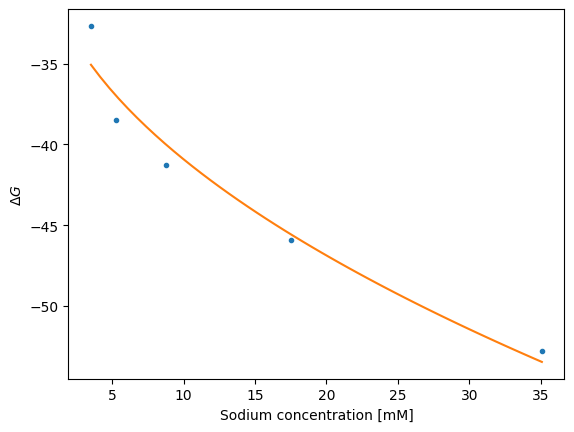
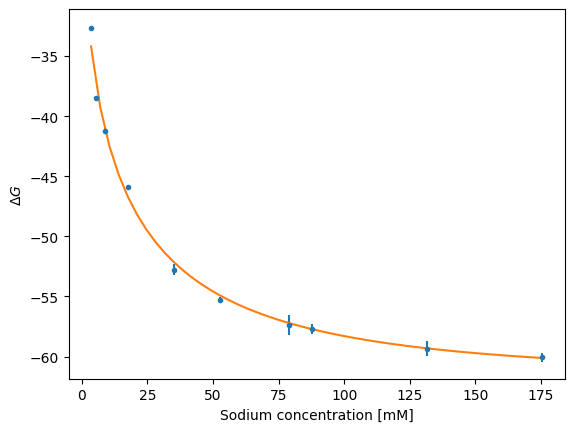
Code edit (unified diff) that turned the first committed figure into the second:
--- before
+++ after
@@ -6,6 +6,7 @@
 popt = ion_df.popt_eff
 
+dG, dG_err = uts.get_float_uncertainty(ion_df.raw_data['dG_uf_[kJ/mol]'])
 
-plt.plot(conc, ion_df.raw_data['dG_[kJ/mol]'], '.')
+plt.errorbar(conc, dG, dG_err, fmt='.')
 plt.plot(conc_fit, ion_df.model(conc_fit, *popt))
 plt.xlabel('Sodium concentration [mM]')

Commit: Corrected the weights in quadratic fit. Changed the equation in sodium_dependency.py to full Debye-Huckle potential, included the uncertainties in the fit.